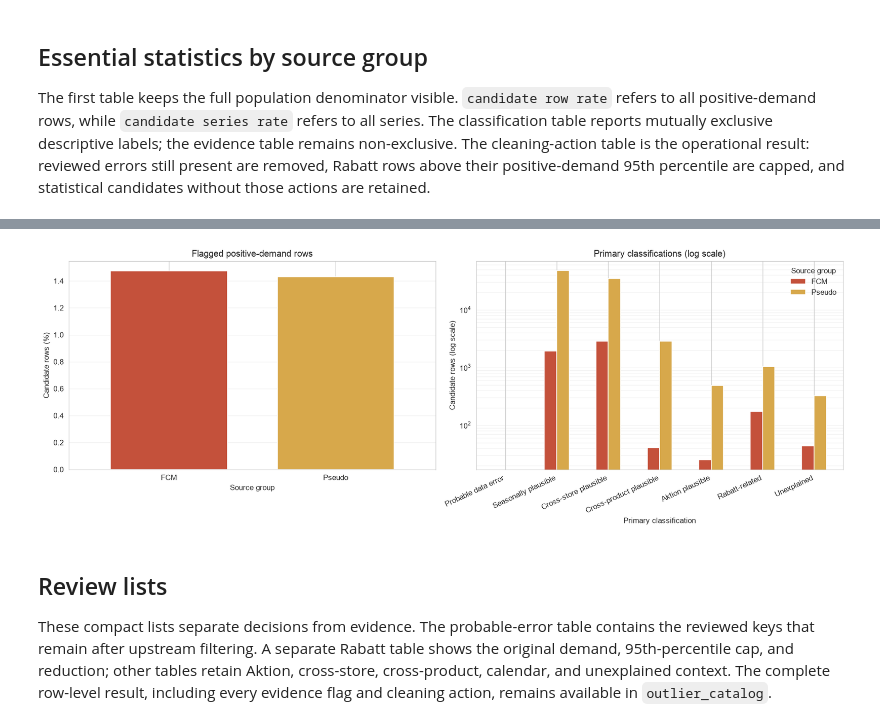
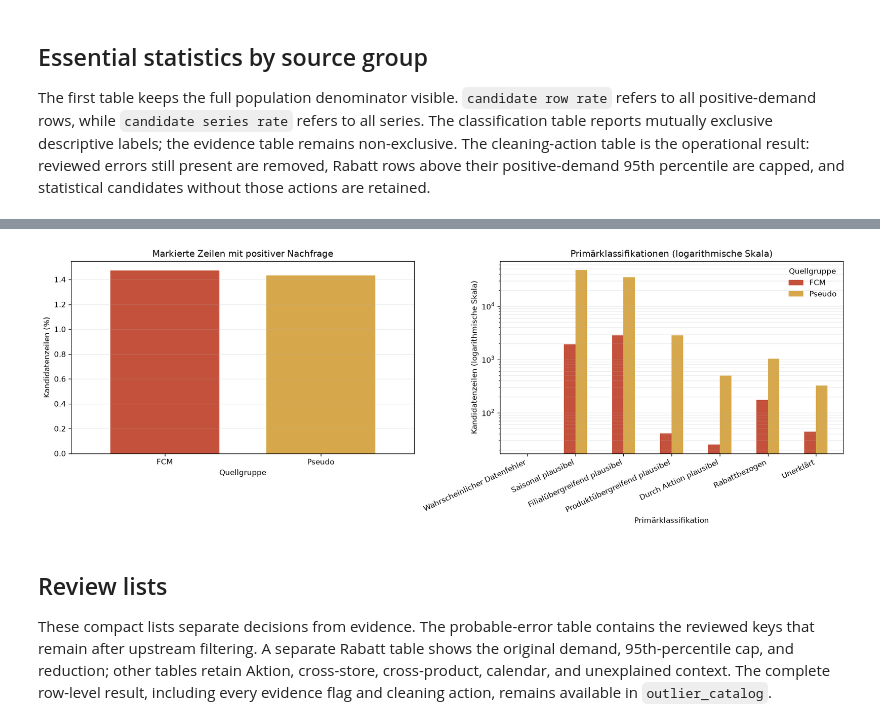
Before and after one commit to vlkkvl/transaktionen_bedientheke, a Jupyter notebook: notebooks/00_data_cleaning/00_04_outliers_detection_eda.ipynb, the cells around one changed output, grey strips where cells are left out. Drawn from its saved outputs; the diff is of its cells as text; code cells hidden in the pictures.

```diff
--- a/notebooks/00_data_cleaning/00_04_outliers_detection_eda.ipynb
+++ b/notebooks/00_data_cleaning/00_04_outliers_detection_eda.ipynb
@@ -54,6 +54,15 @@ CLASS_COLORS = {
     "Cross-product plausible": "#17becf",
     "Seasonally plausible": "#2ca02c",
     "Unexplained": "#ff9f1c",
+}
+CLASS_LABELS = {
+    "Probable data error": "Wahrscheinlicher Datenfehler",
+    "Seasonally plausible": "Saisonal plausibel",
+    "Cross-store plausible": "Filialübergreifend plausibel",
+    "Cross-product plausible": "Produktübergreifend plausibel",
+    "Aktion plausible": "Durch Aktion plausibel",
+    "Rabatt-related": "Rabattbezogen",
+    "Unexplained": "Unerklärt",
 }
 IQR_K = 5.0
 RABATT_CAP_QUANTILE = 0.95
@@ -779,36 +788,36 @@ Reviewed-error audit passed: 0 present row(s) classified for removal.
 # %%
 fig, axes = plt.subplots(1, 2, figsize=(15, 5.2), constrained_layout=True)
 
 rate_plot = group_summary.set_index("source_group")["candidate_row_rate"].reindex(GROUP_ORDER) * 100
 rate_plot.plot.bar(
     ax=axes[0], color=[GROUP_COLORS[group] for group in GROUP_ORDER], width=0.7
 )
-axes[0].set_title("Flagged positive-demand rows")
-axes[0].set_xlabel("Source group")
-axes[0].set_ylabel("Candidate rows (%)")
+axes[0].set_title("Markierte Zeilen mit positiver Nachfrage")
+axes[0].set_xlabel("Quellgruppe")
+axes[0].set_ylabel("Kandidatenzeilen (%)")
 axes[0].tick_params(axis="x", rotation=0)
 axes[0].grid(axis="y", alpha=0.25)
 
 x_positions = np.arange(len(CLASS_ORDER))
 bar_width = 0.24
 for group_number, group_name in enumerate(GROUP_ORDER):
     offset = (group_number - (len(GROUP_ORDER) - 1) / 2) * bar_width
     axes[1].bar(
         x_positions + offset,
         classification_counts.loc[group_name, CLASS_ORDER].to_numpy(),
         width=bar_width, label=group_name, color=GROUP_COLORS[group_name],
     )
 axes[1].set_yscale("log")
-axes[1].set_title("Primary classifications (log scale)")
-axes[1].set_xlabel("Primary classification")
-axes[1].set_ylabel("Candidate rows (log scale)")
-axes[1].set_xticks(x_positions, CLASS_ORDER, rotation=25, ha="right")
-axes[1].legend(frameon=False, title="Source group")
+axes[1].set_title("Primärklassifikationen (logarithmische Skala)")
+axes[1].set_xlabel("Primärklassifikation")
+axes[1].set_ylabel("Kandidatenzeilen (logarithmische Skala)")
+axes[1].set_xticks(x_positions, [CLASS_LABELS[name] for name in CLASS_ORDER], rotation=25, ha="right")
+axes[1].legend(frameon=False, title="Quellgruppe")
 axes[1].grid(axis="y", which="both", alpha=0.25)
 
 display_figure(fig)
 # %% [output]
-[figure, old version]
+[figure, new version]
 # %% [markdown]
 ## Review lists
 
```
Also changed, not shown: parts of 4 cells of this notebook, 16 other files.
